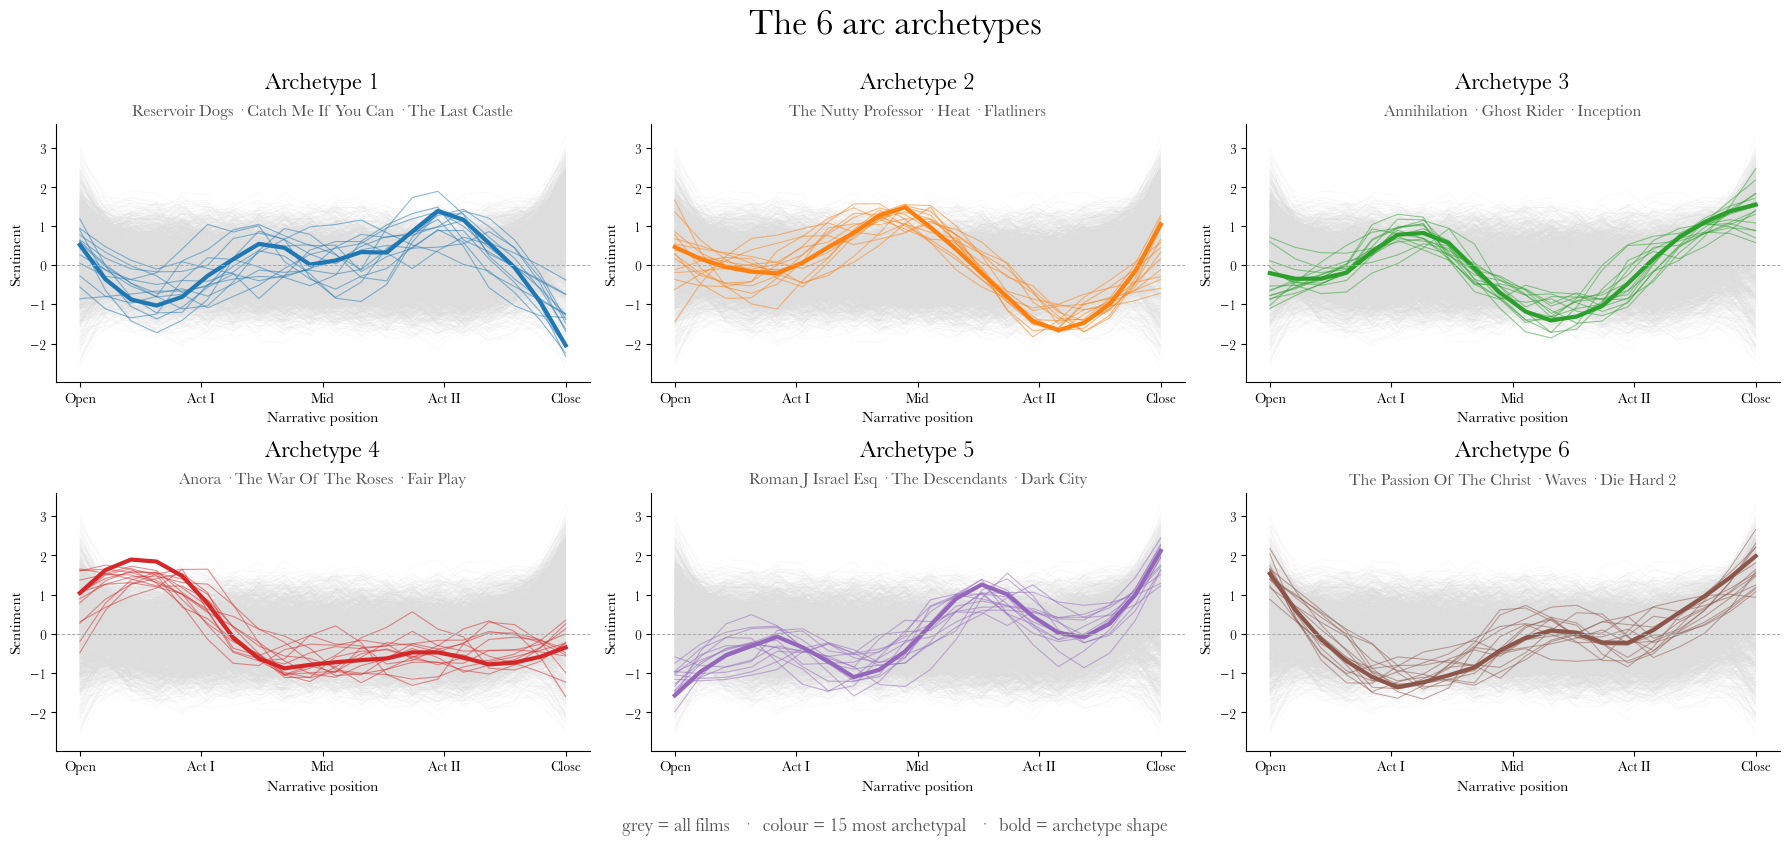
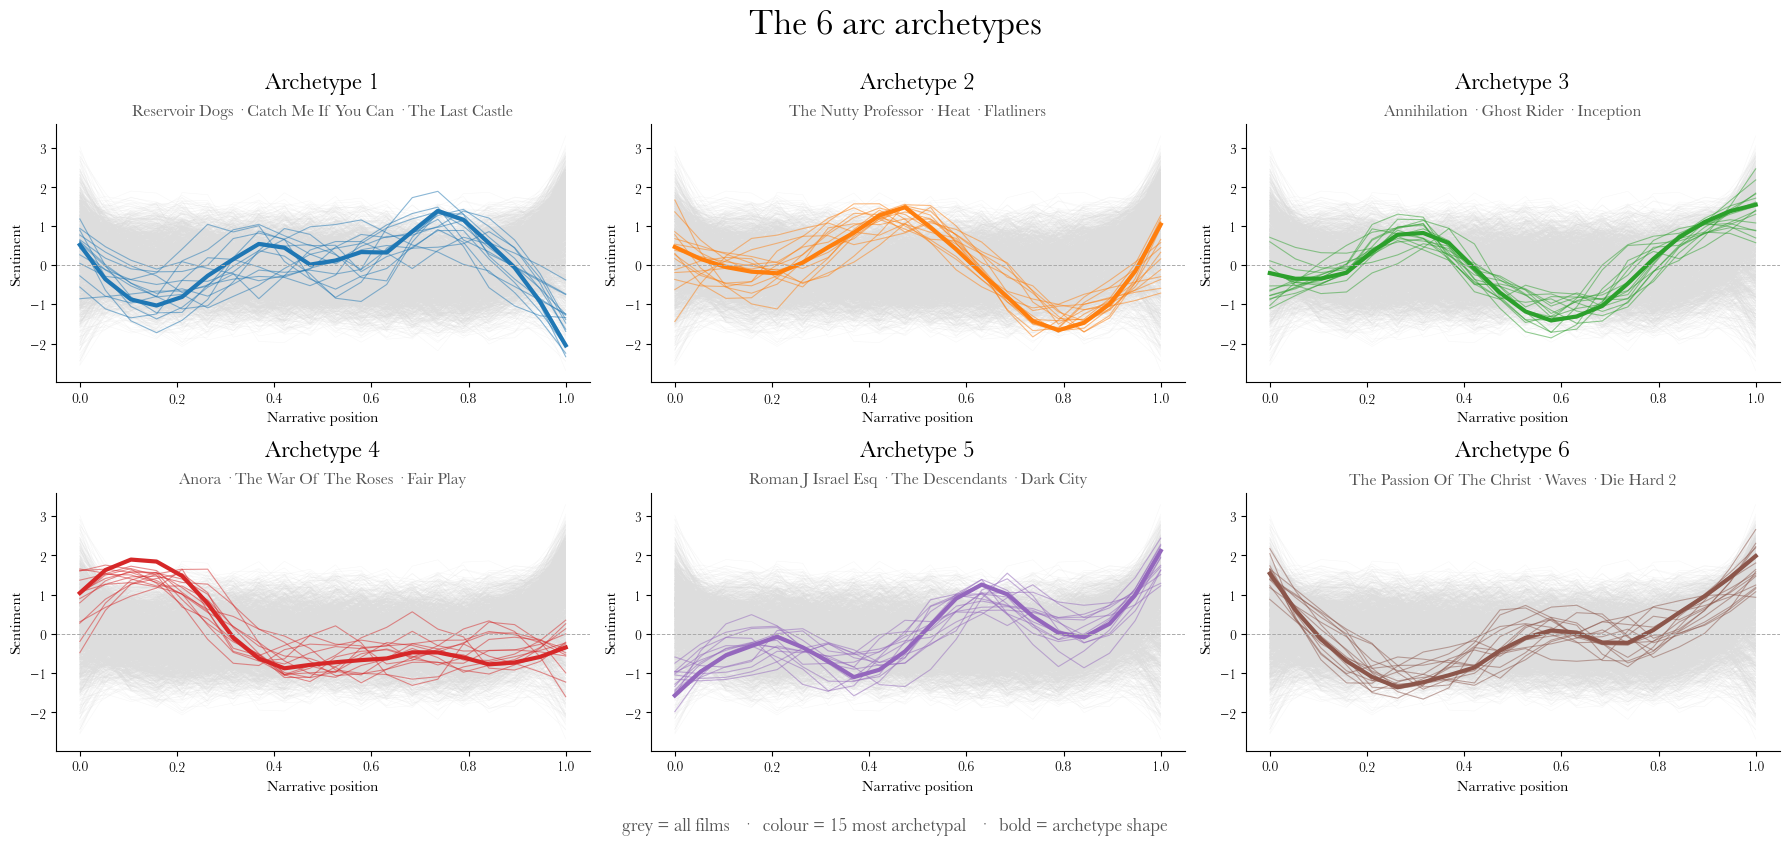
Unified diff of the notebook cell whose output changed from the first chart to the second:
--- before
+++ after
@@ -30,6 +30,4 @@
     ax.set_xlabel("Narrative position")
     ax.set_ylabel("Sentiment")
-    ax.set_xticks([0, 0.25, 0.5, 0.75, 1.0])
-    ax.set_xticklabels(["Open", "Act I", "Mid", "Act II", "Close"], fontsize=10)
     ax.spines[["top","right"]].set_visible(False)
 

Commit: long overdue